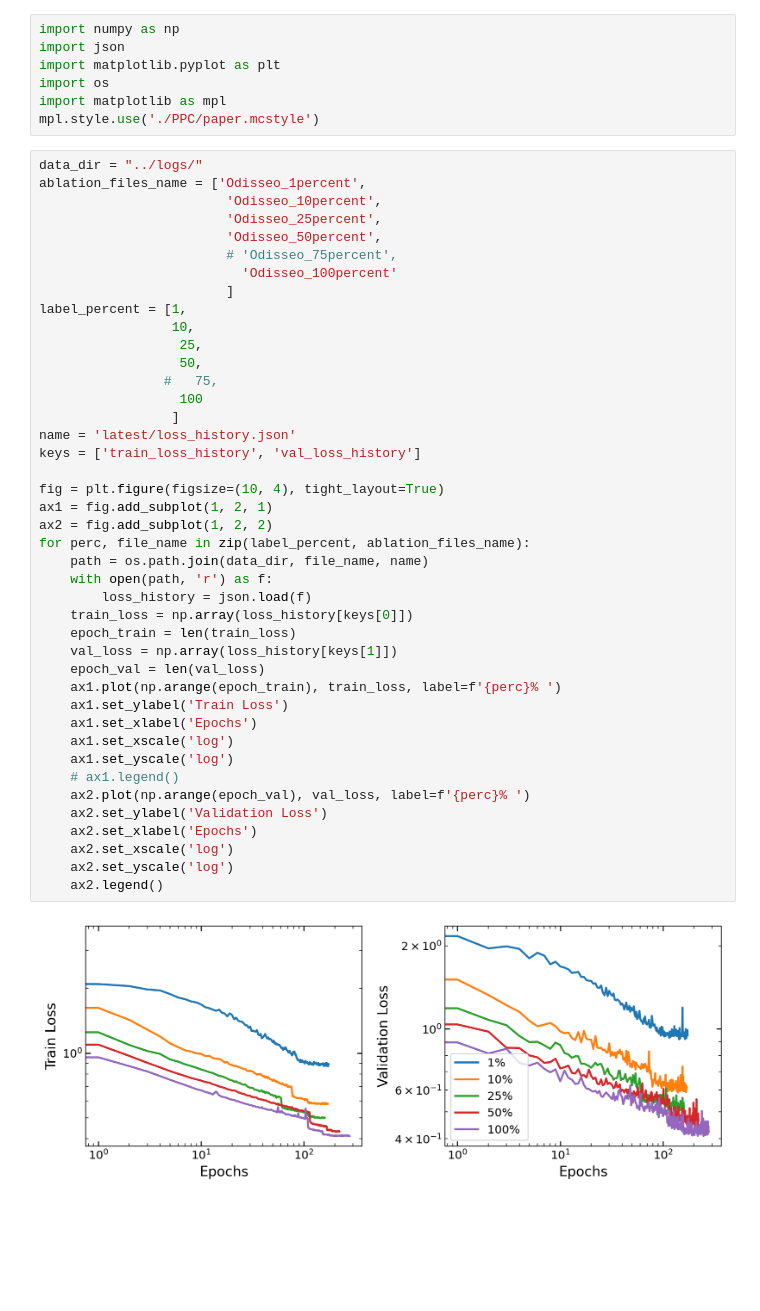
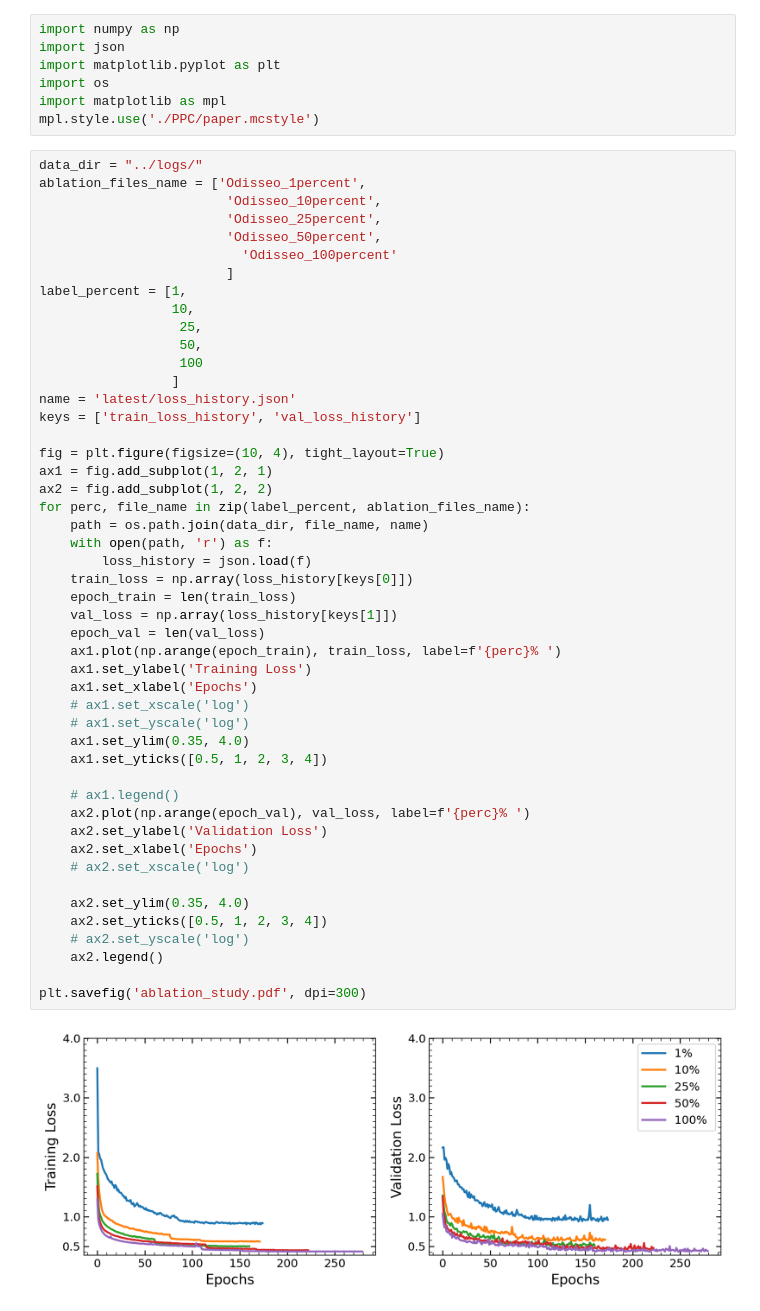
Before and after one commit to vepe99/sbi-sim, a Jupyter notebook: AA_paper/ablation_study.ipynb, the cells around one changed output. Saved outputs shown, nothing was run; the diff lists cells and outputs as text; blank space fills up the shorter version.

Commit message:
ablation study finalized

```diff
--- a/AA_paper/ablation_study.ipynb
+++ b/AA_paper/ablation_study.ipynb
@@ -11,41 +11,47 @@ ablation_files_name = ['Odisseo_1percent',
                         'Odisseo_10percent',
                         'Odisseo_25percent',
                         'Odisseo_50percent',
-                        # 'Odisseo_75percent',
                           'Odisseo_100percent'
                         ]
 label_percent = [1,
                  10,
                   25,
                   50,
-                #   75,
                   100
                  ]
 name = 'latest/loss_history.json'
 keys = ['train_loss_history', 'val_loss_history']
 
 fig = plt.figure(figsize=(10, 4), tight_layout=True)
 ax1 = fig.add_subplot(1, 2, 1)
 ax2 = fig.add_subplot(1, 2, 2)
 for perc, file_name in zip(label_percent, ablation_files_name):
     path = os.path.join(data_dir, file_name, name)
     with open(path, 'r') as f:
         loss_history = json.load(f)
     train_loss = np.array(loss_history[keys[0]])
     epoch_train = len(train_loss)
     val_loss = np.array(loss_history[keys[1]])
     epoch_val = len(val_loss)
     ax1.plot(np.arange(epoch_train), train_loss, label=f'{perc}% ')
-    ax1.set_ylabel('Train Loss')
+    ax1.set_ylabel('Training Loss')
     ax1.set_xlabel('Epochs')
-    ax1.set_xscale('log')
-    ax1.set_yscale('log')
+    # ax1.set_xscale('log')
+    # ax1.set_yscale('log')
+    ax1.set_ylim(0.35, 4.0)
+    ax1.set_yticks([0.5, 1, 2, 3, 4])
+
     # ax1.legend()
     ax2.plot(np.arange(epoch_val), val_loss, label=f'{perc}% ')
     ax2.set_ylabel('Validation Loss')
     ax2.set_xlabel('Epochs')
-    ax2.set_xscale('log')
-    ax2.set_yscale('log')
+    # ax2.set_xscale('log')
+
+    ax2.set_ylim(0.35, 4.0)
+    ax2.set_yticks([0.5, 1, 2, 3, 4])
+    # ax2.set_yscale('log')
     ax2.legend()
+
+plt.savefig('ablation_study.pdf', dpi=300)
 # %% [output]
-[figure, old version]
+[figure, new version]
```
Also changed, not shown: 1 other file.
